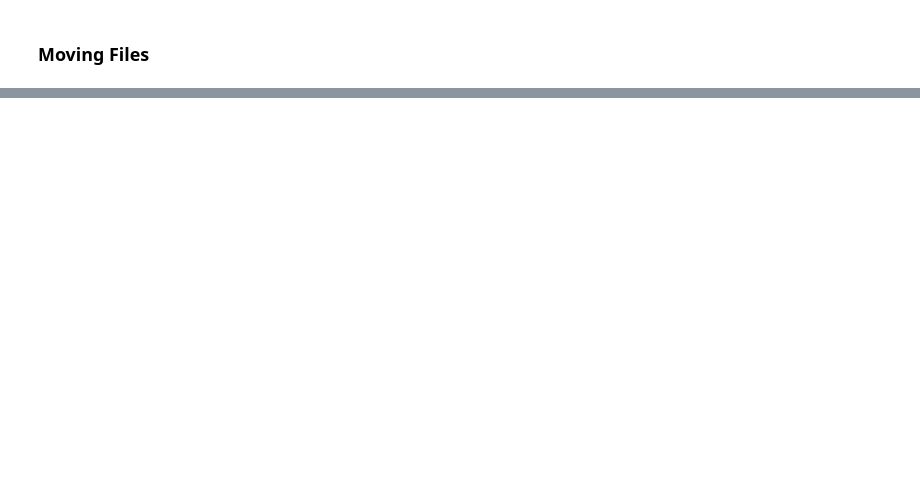
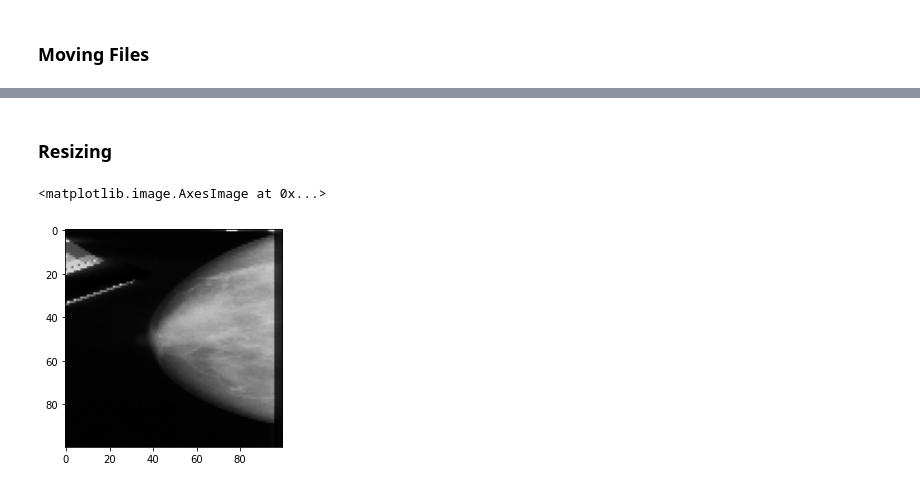
Before and after one commit to Ammar-Raneez/ONCO, a Jupyter notebook: File Processing and Saving..ipynb, the cells around one changed output, grey strips where cells are left out. Cells and saved outputs as stored; diff of their text form; code cells hidden in the pictures; blank space fills up the shorter version.

```diff
--- a/File Processing and Saving..ipynb
+++ b/File Processing and Saving..ipynb
@@ -32,0 +54,9 @@ import cv2
+# %% [markdown]
+### Resizing
+# %%
+IMG_SIZE = 100 # var to store img size i.e 100*100
+new_arr = cv2.resize(img_arr, (IMG_SIZE, IMG_SIZE)) # new image that is resized
+plt.imshow(new_arr, cmap= 'gray')
+# %% [output]
+<matplotlib.image.AxesImage at 0x...>
+[figure, added]
```
Also changed, not shown: parts of 3 cells of this notebook.
